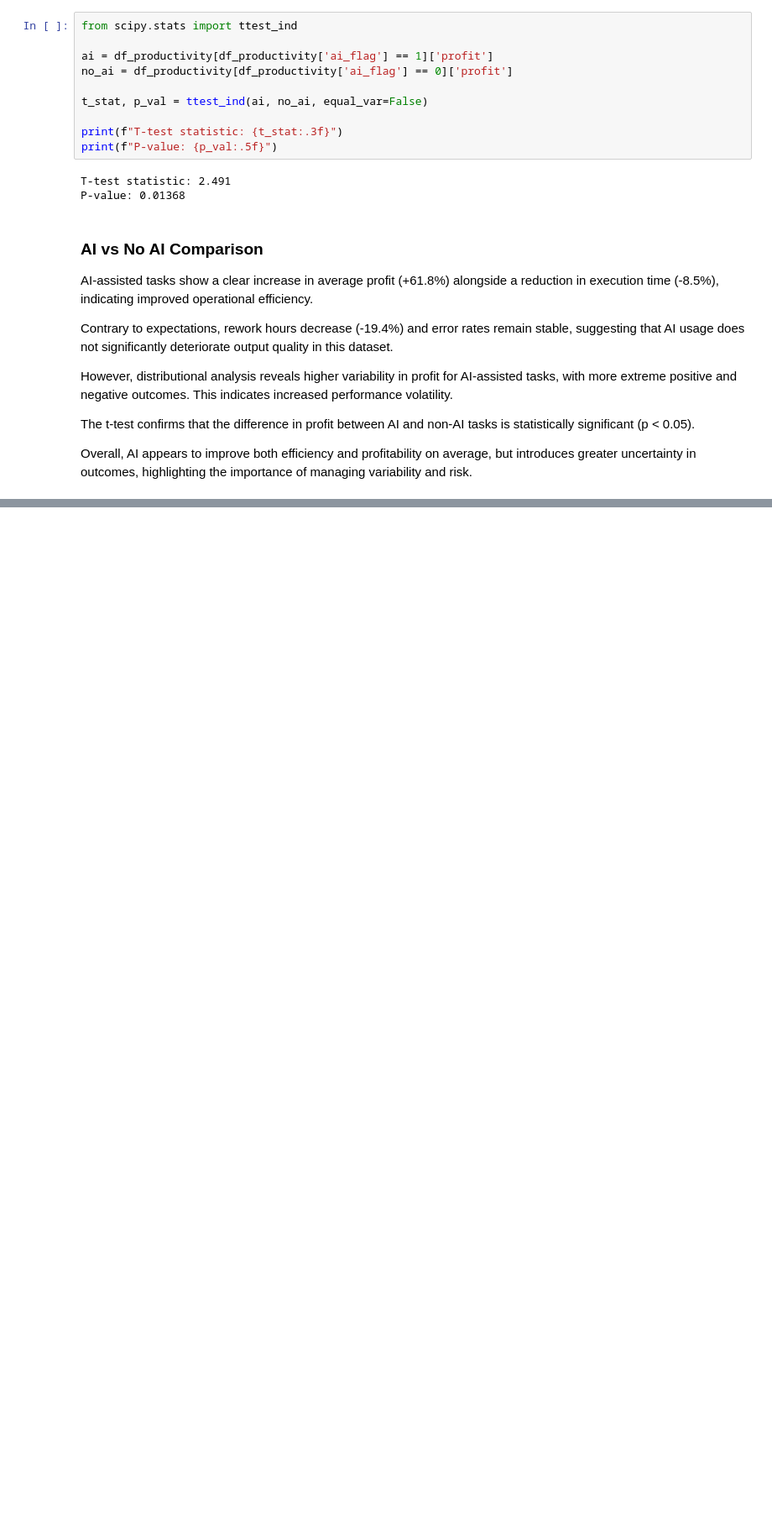
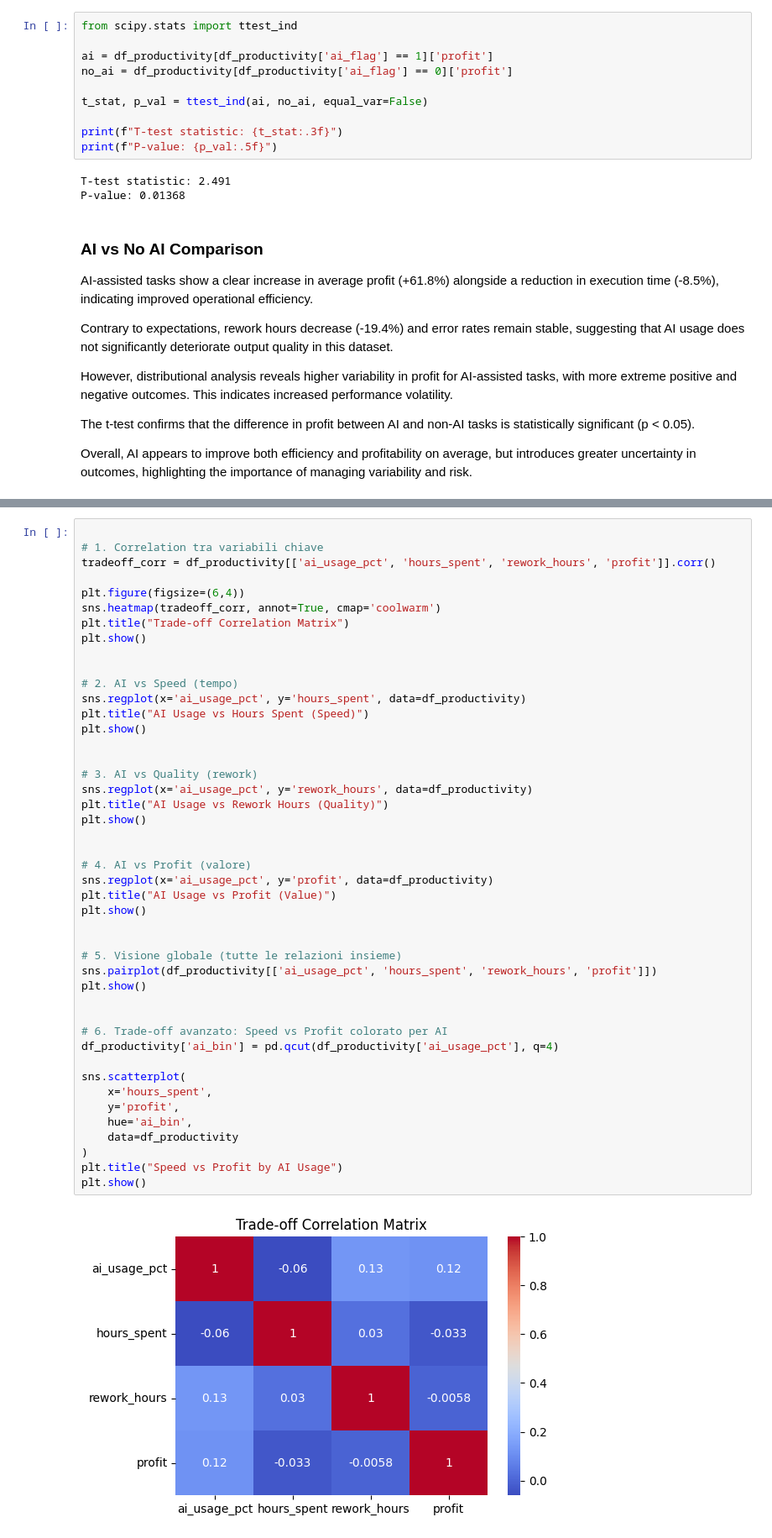
Before and after one commit to andreamammano89-maker/ML_Project_SEA_815441, a Jupyter notebook: EDA.ipynb, the cells around one changed output, grey strips where cells are left out. Shown at 84% size. Saved outputs shown, nothing was run; the diff lists cells and outputs as text; blank space fills up the shorter version.

Commit message:
trade off analysis

```diff
--- a/EDA.ipynb
+++ b/EDA.ipynb
@@ -585,0 +589,47 @@ Overall, AI appears to improve both efficiency and profitability on average, but
+# %%
+
+# 1. Correlation tra variabili chiave
+tradeoff_corr = df_productivity[['ai_usage_pct', 'hours_spent', 'rework_hours', 'profit']].corr()
+
+plt.figure(figsize=(6,4))
+sns.heatmap(tradeoff_corr, annot=True, cmap='coolwarm')
+plt.title("Trade-off Correlation Matrix")
+plt.show()
+
+
+# 2. AI vs Speed (tempo)
+sns.regplot(x='ai_usage_pct', y='hours_spent', data=df_productivity)
+plt.title("AI Usage vs Hours Spent (Speed)")
+plt.show()
+
+
+# 3. AI vs Quality (rework)
+sns.regplot(x='ai_usage_pct', y='rework_hours', data=df_productivity)
+plt.title("AI Usage vs Rework Hours (Quality)")
+plt.show()
+
+
+# 4. AI vs Profit (valore)
+sns.regplot(x='ai_usage_pct', y='profit', data=df_productivity)
+plt.title("AI Usage vs Profit (Value)")
+plt.show()
+
+
+# 5. Visione globale (tutte le relazioni insieme)
+sns.pairplot(df_productivity[['ai_usage_pct', 'hours_spent', 'rework_hours', 'profit']])
+plt.show()
+
+
+# 6. Trade-off avanzato: Speed vs Profit colorato per AI
+df_productivity['ai_bin'] = pd.qcut(df_productivity['ai_usage_pct'], q=4)
+
+sns.scatterplot(
+    x='hours_spent',
+    y='profit',
+    hue='ai_bin',
+    data=df_productivity
+)
+plt.title("Speed vs Profit by AI Usage")
+plt.show()
+# %% [output]
+[figure, added]
```
Also changed, not shown: parts of 2 cells of this notebook.
